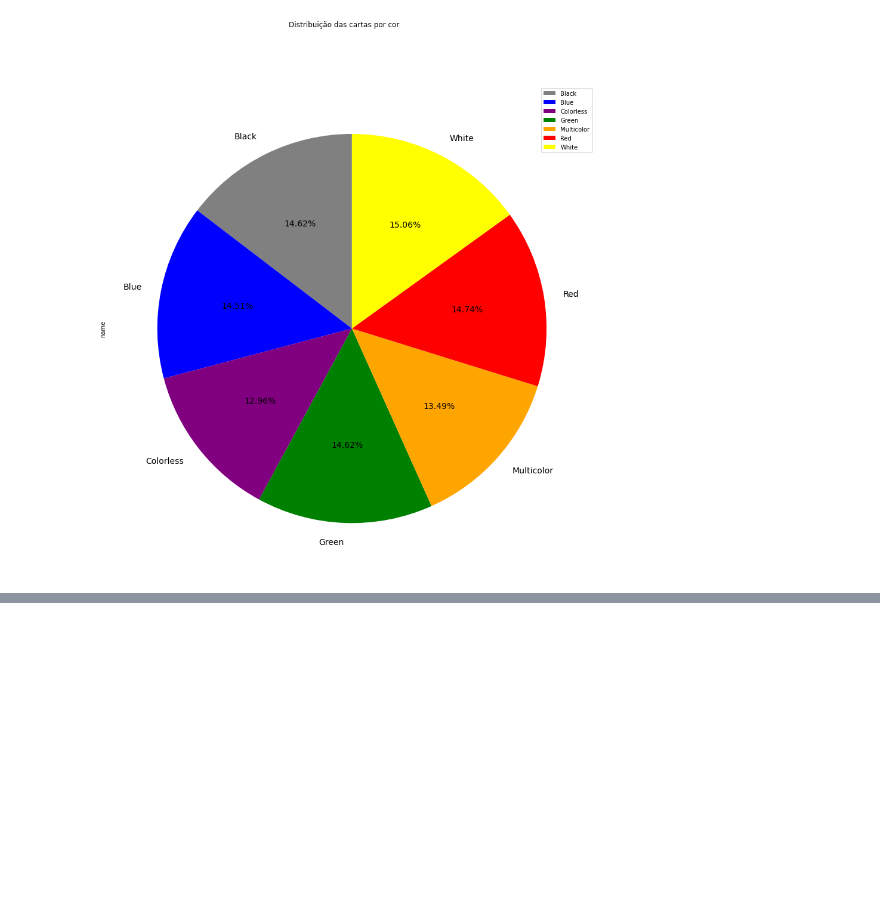
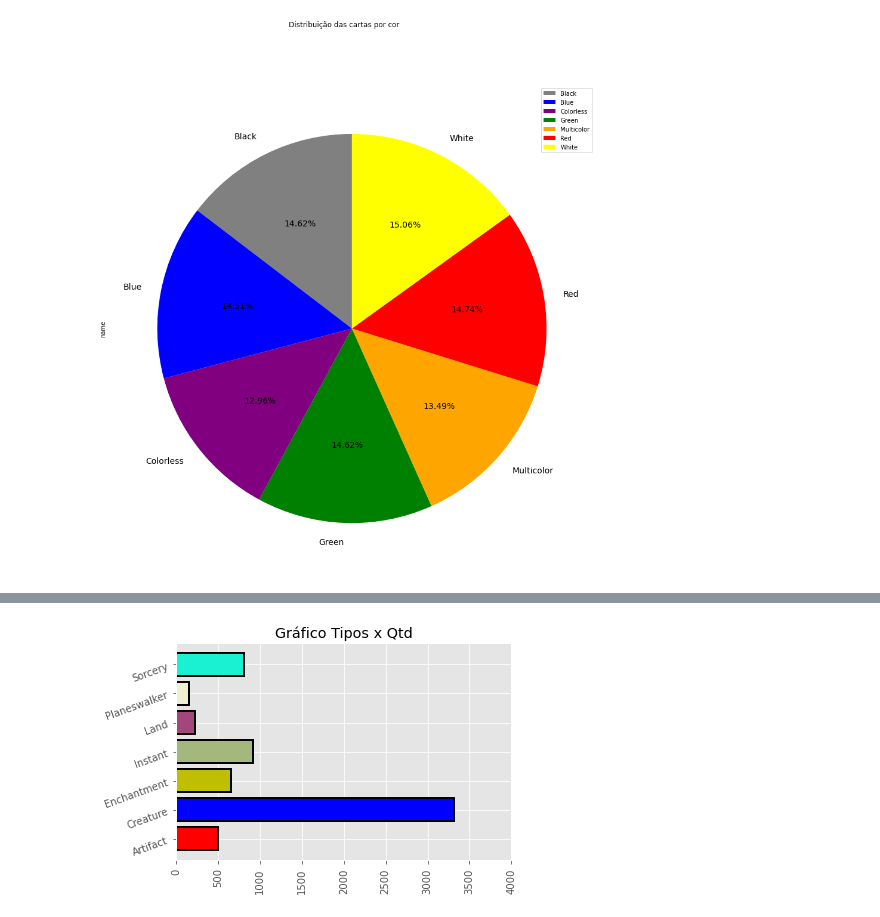
Before and after one commit to LeonardoKawaguchi/Projetos-Python, a Jupyter notebook: Análise das cartas de Magic.ipynb, the cells around one changed output, grey strips where cells are left out. Cells and saved outputs as stored; diff of their text form; code cells hidden in the pictures; blank space fills up the shorter version.

```diff
--- a/Análise das cartas de Magic.ipynb
+++ b/Análise das cartas de Magic.ipynb
@@ -773,0 +807,25 @@ array([<AxesSubplot:ylabel='name'>], dtype=object)
+# %%
+# Trabalhando na interface
+# Usando um estilo mais bonito que o padrão
+plt.style.use('ggplot')
+lista_cores = ['r','b','y','#a3b87c', '#a3467c', '#eff0d2','#1af0d2']
+
+# Criando o gráfico em barra passando os valores, mudando as cores das barras, colocando borda e alterando o tamanho da borda
+plt.barh(grupos,valores, color=lista_cores, edgecolor='black', linewidth=2)
+
+# Adicionando um título
+plt.title('Gráfico Tipos x Qtd')
+
+# Rotacionando em 20 graus os labels do eixo Y
+plt.yticks(rotation=20)
+
+# Rotacionando em 90 graus os labels do eixo X
+plt.xticks(rotation=90)
+
+# Definindo os valores limites do eixo isso, de 0 até 4000
+plt.xlim(0, 4000)
+
+# Mostrando o gráfico
+plt.show()
+# %% [output]
+[figure, added]
```
Also changed, not shown: parts of 26 cells of this notebook.
